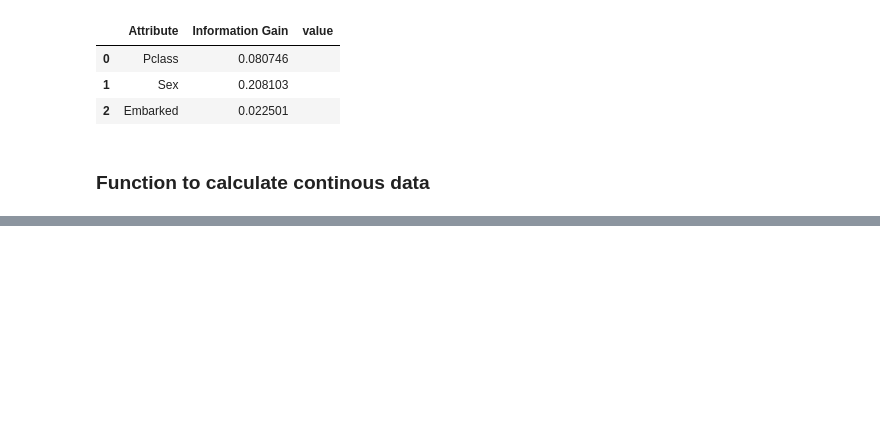
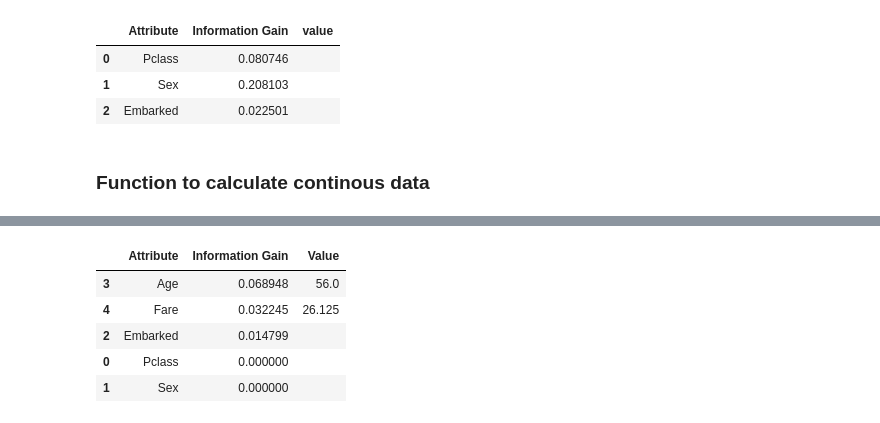
Before and after one commit to justshfarida/ArtificialIntelligence, a Jupyter notebook: pw1/titanic.ipynb, the cells around one changed output, grey strips where cells are left out. Drawn from its saved outputs; the diff is of its cells as text; code cells hidden in the pictures; blank space fills up the shorter version.

```diff
--- a/pw1/titanic.ipynb
+++ b/pw1/titanic.ipynb
@@ -347,0 +297,9 @@ plcass_1_more = pclass_1[pclass_1['relatives'] >= 2.5]
+# %%
+select_best_features(pclass_2)
+# %% [output]
+|  | Attribute | Information Gain | Value |
+| 3 | Age | 0.068948 | 56.0 |
+| 4 | Fare | 0.032245 | 26.125 |
+| 2 | Embarked | 0.014799 |  |
+| 0 | Pclass | 0.000000 |  |
+| 1 | Sex | 0.000000 |  |
```
Also changed, not shown: parts of 26 cells of this notebook, 1 other file.
